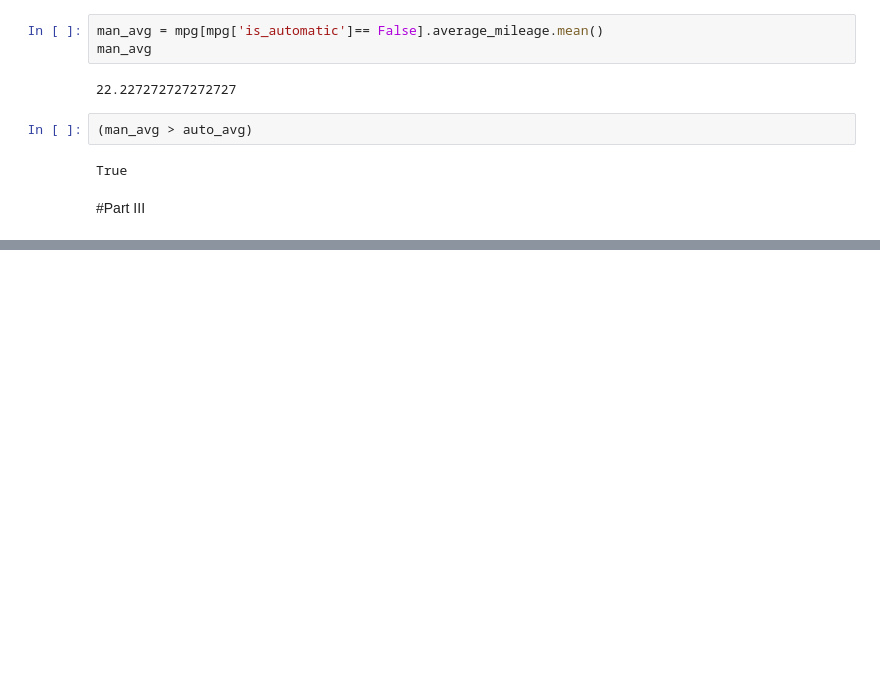
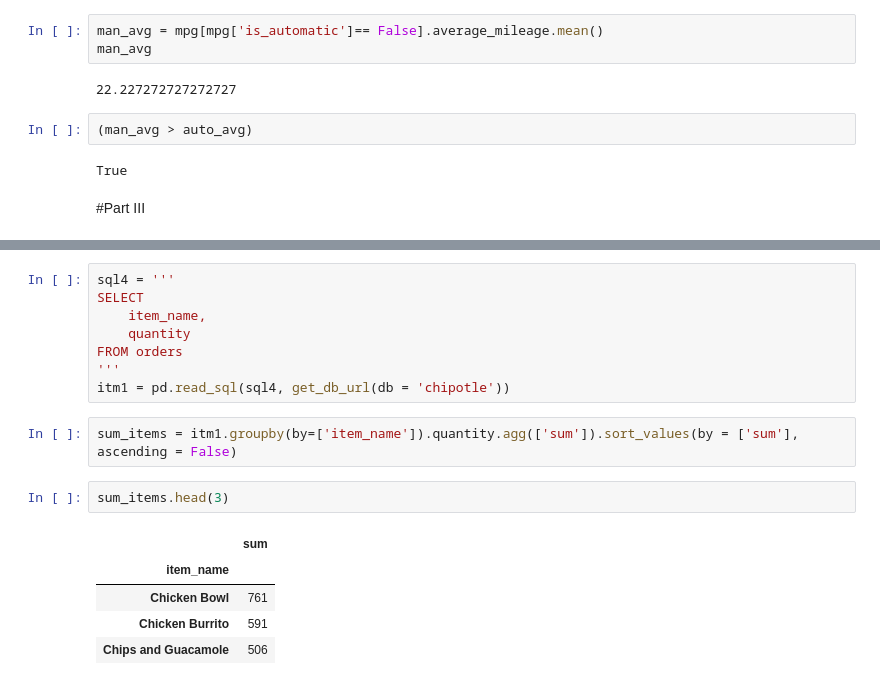
Before and after one commit to Marley-C-Robinson-99/numpy-pandas-visualization-exercises, a Jupyter notebook: Advanced_Dataframes.ipynb, the cells around one changed output, grey strips where cells are left out. Saved outputs shown, nothing was run; the diff lists cells and outputs as text; blank space fills up the shorter version.

```diff
--- a/Advanced_Dataframes.ipynb
+++ b/Advanced_Dataframes.ipynb
@@ -185,0 +245,18 @@ True
+# %%
+sql4 = '''
+SELECT
+    item_name,
+    quantity
+FROM orders
+'''
+itm1 = pd.read_sql(sql4, get_db_url(db = 'chipotle'))
+# %%
+sum_items = itm1.groupby(by=['item_name']).quantity.agg(['sum']).sort_values(by = ['sum'], ascending = False)
+# %%
+sum_items.head(3)
+# %% [output]
+|  | sum |
+| item_name |  |
+| Chicken Bowl | 761 |
+| Chicken Burrito | 591 |
+| Chips and Guacamole | 506 |
```
Also changed, not shown: parts of 6 cells of this notebook, 2 other files.
